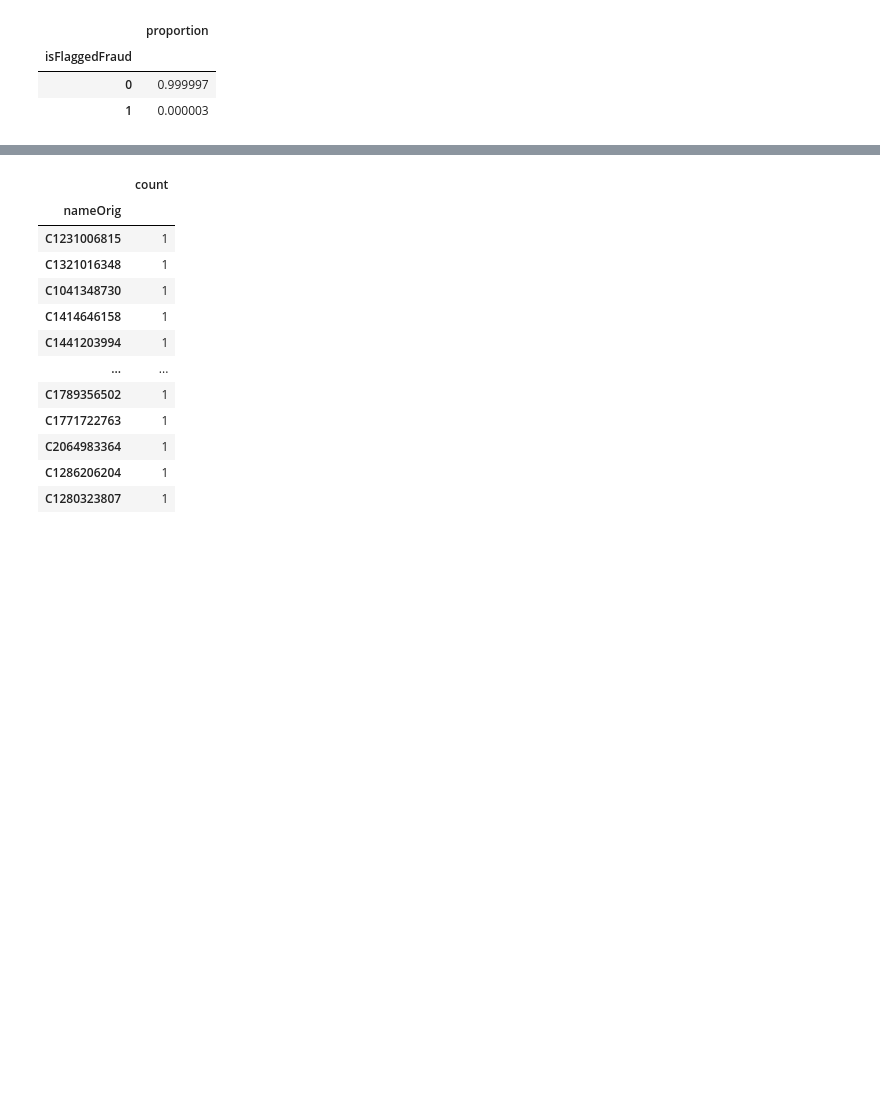
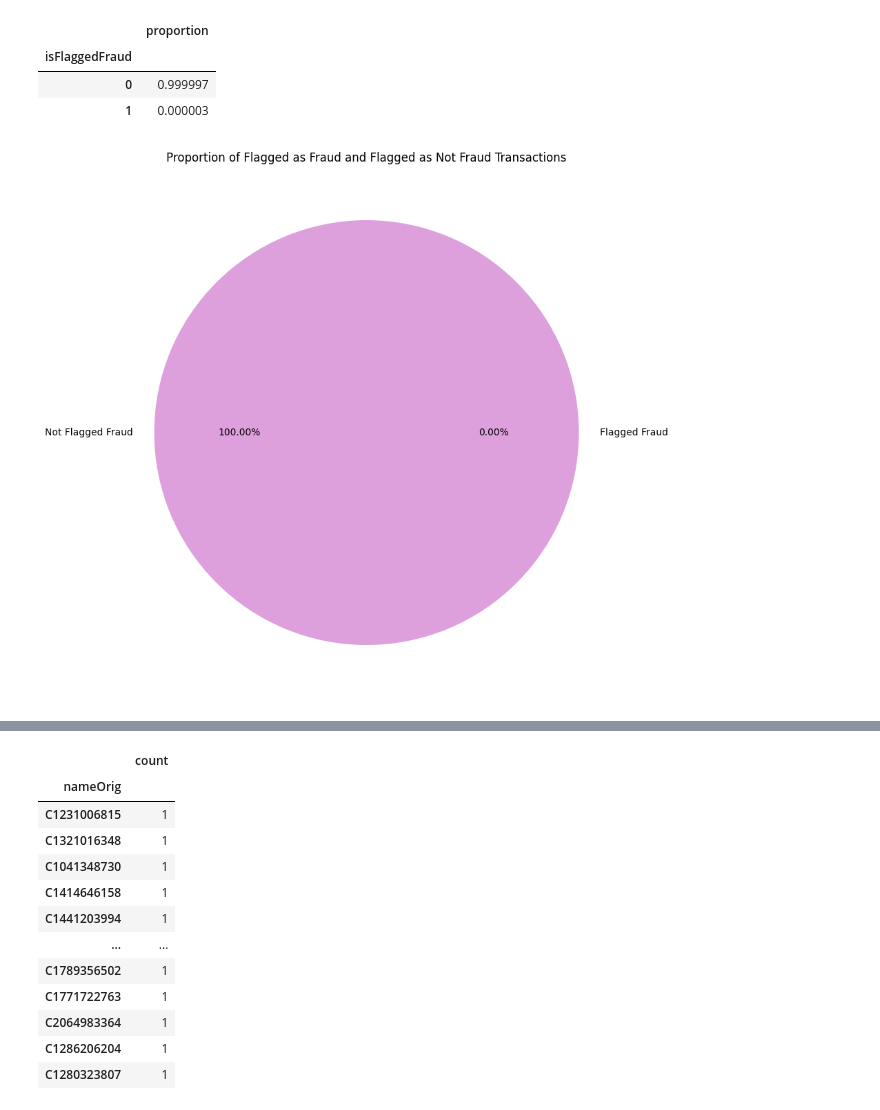
Before and after one commit to thetechleila/FinancialFraudData_EDA, a Jupyter notebook: eda01_initial_analysis/FinFraudEDA_01.ipynb, the cells around one changed output, grey strips where cells are left out. Cells and saved outputs as stored; diff of their text form; code cells hidden in the pictures; blank space fills up the shorter version.

```diff
--- a/eda01_initial_analysis/FinFraudEDA_01.ipynb
+++ b/eda01_initial_analysis/FinFraudEDA_01.ipynb
@@ -184,11 +178,13 @@ flagged_prop.to_frame()
 # %%
 #Visualize amount of flagged fraudulent transactions and transactions flagged as non-fradulent as a pie plot
 isflag_pie = [6362604, 16] #Specific count of flagged fraud/flagged not fraud transactions
 labelfl = ["Not Flagged Fraud", "Flagged Fraud"]
 explode = [0.5, 0.5]
-fl_colors = ["#8EB897", "#DD7596"]
+fl_colors = ["#DDA0DD", "#FFFF14"]
 
-plt.title("Non-Frauduelnt Transactions vs Fraudulent Transactions")
+plt.title("Proportion of Flagged as Fraud and Flagged as Not Fraud Transactions")
 plt.rcParams["figure.figsize"] = (10,10)
 plt.pie(isflag_pie, labels=labelfl, autopct= "%1.2f%%", colors = fl_colors)
 plt.show()
+# %% [output]
+[figure, added]
```
Also changed, not shown: parts of 6 cells of this notebook.
